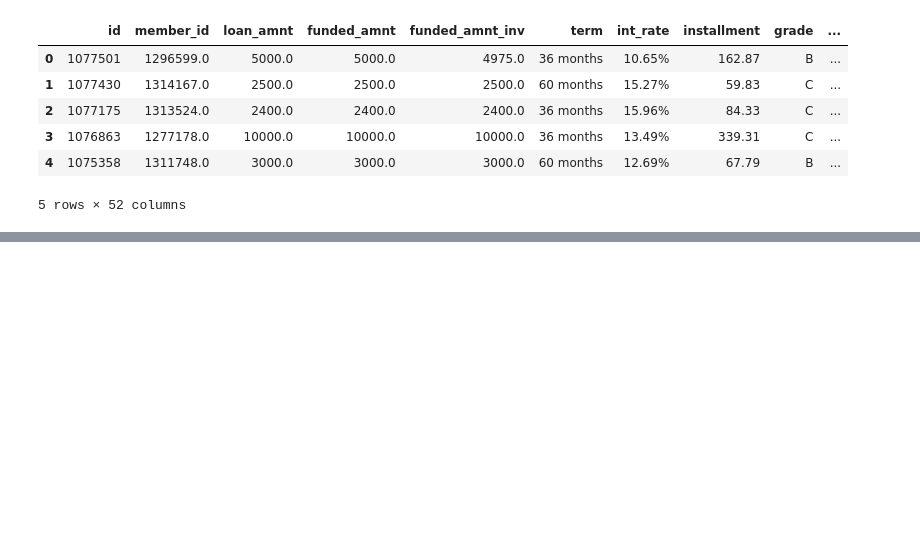
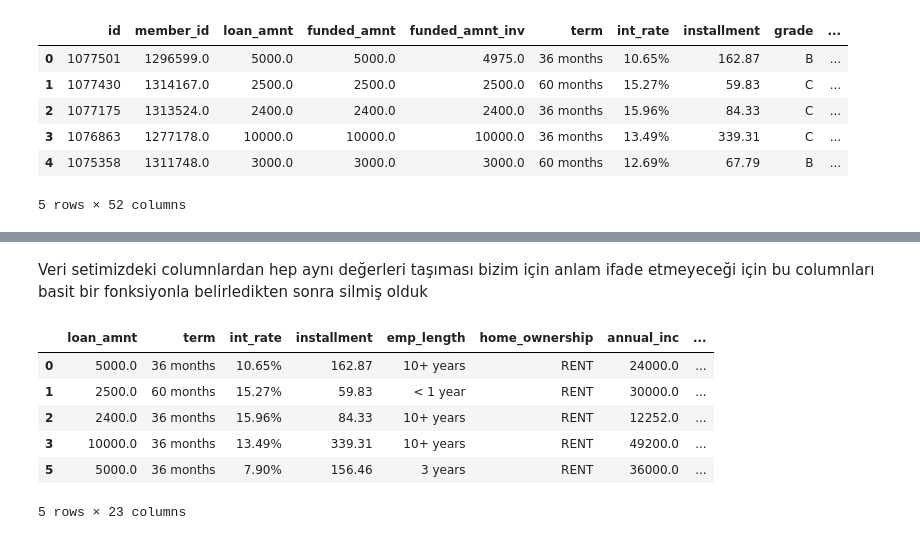
Before and after one commit to sbrcck/Banka-Musteri-Takibi, a Jupyter notebook: Banka-Müşteri-Takibi.ipynb, the cells around one changed output, grey strips where cells are left out. Saved outputs shown, nothing was run; the diff lists cells and outputs as text; code cells hidden in the pictures; blank space fills up the shorter version.

```diff
--- a/Banka-Müşteri-Takibi.ipynb
+++ b/Banka-Müşteri-Takibi.ipynb
@@ -48,0 +117,6 @@ print( loans_2007.info)
+# %%
+drop_columns = []
+for col in loans_2007.columns:
+    is_unique = len(loans_2007[col].dropna().unique())
+    if is_unique == 1:
+        drop_columns.append(col)
@@ -48,0 +135,14 @@ print( loans_2007.info)
+# %%
+loans_2007 = loans_2007.drop(drop_columns, axis=1)
+# %% [markdown]
+Veri setimizdeki columnlardan hep aynı değerleri taşıması bizim için anlam ifade etmeyeceği için bu columnları basit bir fonksiyonla belirledikten sonra silmiş olduk
+# %%
+loans_2007.head()
+# %% [output]
+|  | loan_amnt | term | int_rate | installment | emp_length | home_ownership | annual_inc | ... |
+| 0 | 5000.0 | 36 months | 10.65% | 162.87 | 10+ years | RENT | 24000.0 | ... |
+| 1 | 2500.0 | 60 months | 15.27% | 59.83 | < 1 year | RENT | 30000.0 | ... |
+| 2 | 2400.0 | 36 months | 15.96% | 84.33 | 10+ years | RENT | 12252.0 | ... |
+| 3 | 10000.0 | 36 months | 13.49% | 339.31 | 10+ years | RENT | 49200.0 | ... |
+| 5 | 5000.0 | 36 months | 7.90% | 156.46 | 3 years | RENT | 36000.0 | ... |
+5 rows × 23 columns
```
Also changed, not shown: parts of 17 cells of this notebook.
